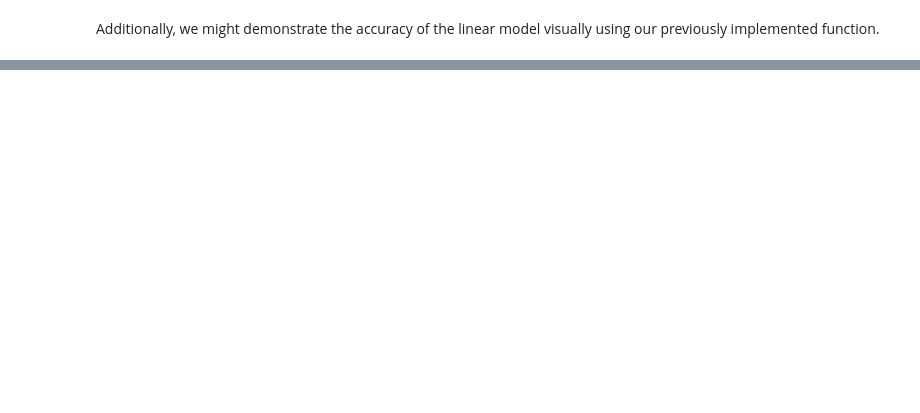
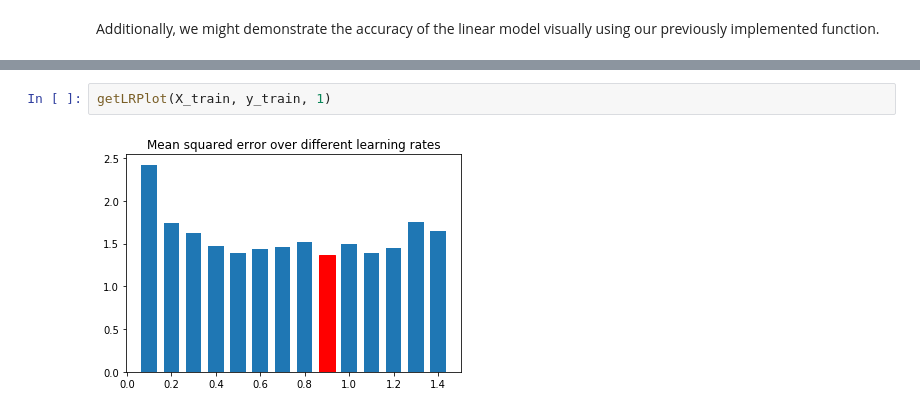
Before and after one commit to SamuelPavlik/CS5014Practical1, a Jupyter notebook: LinearRegression.ipynb, the cells around one changed output, grey strips where cells are left out. Cells and saved outputs as stored; diff of their text form; blank space fills up the shorter version.

```diff
--- a/LinearRegression.ipynb
+++ b/LinearRegression.ipynb
@@ -365,0 +429,4 @@ plotCorr(X_red_test, y_red_test, X_red_test.columns, 1, y_predicts)
+# %%
+getLRPlot(X_train, y_train, 1)
+# %% [output]
+[figure, added]
```
Also changed, not shown: parts of 48 cells of this notebook, 1 other file.
